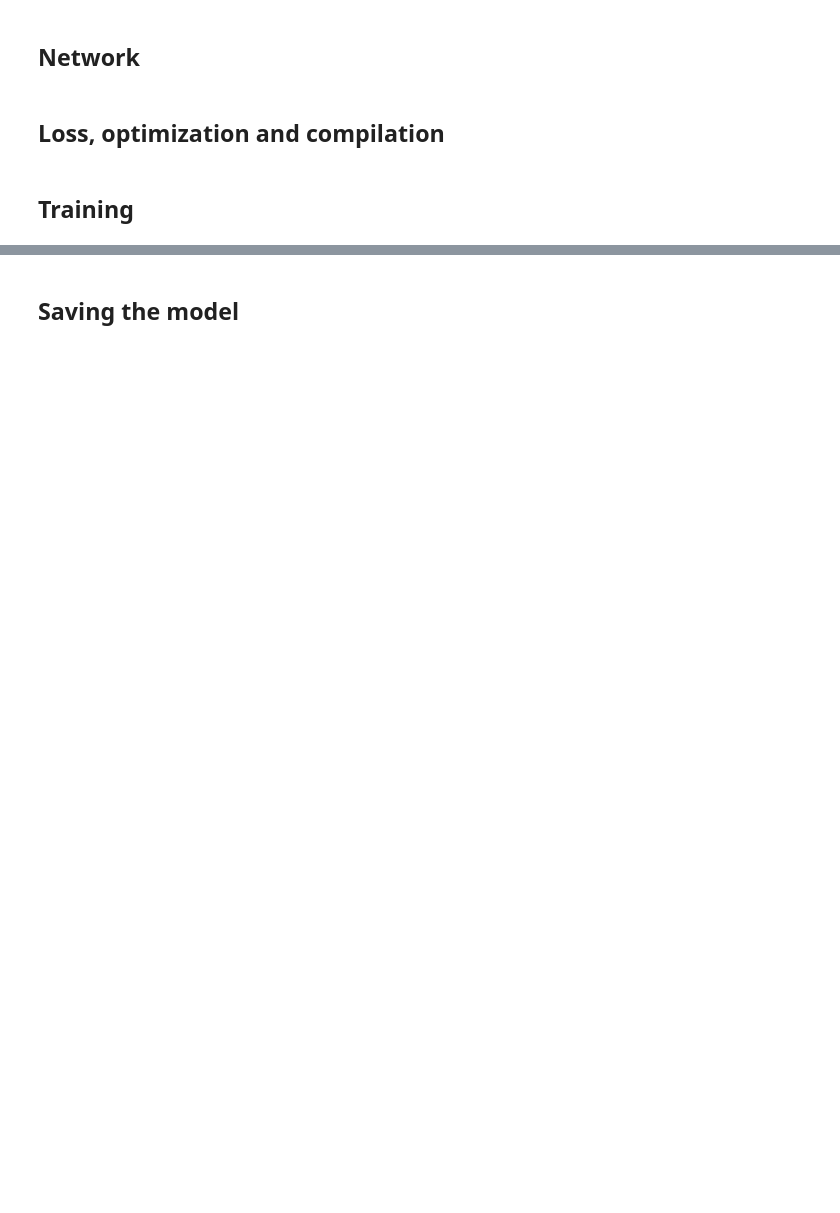
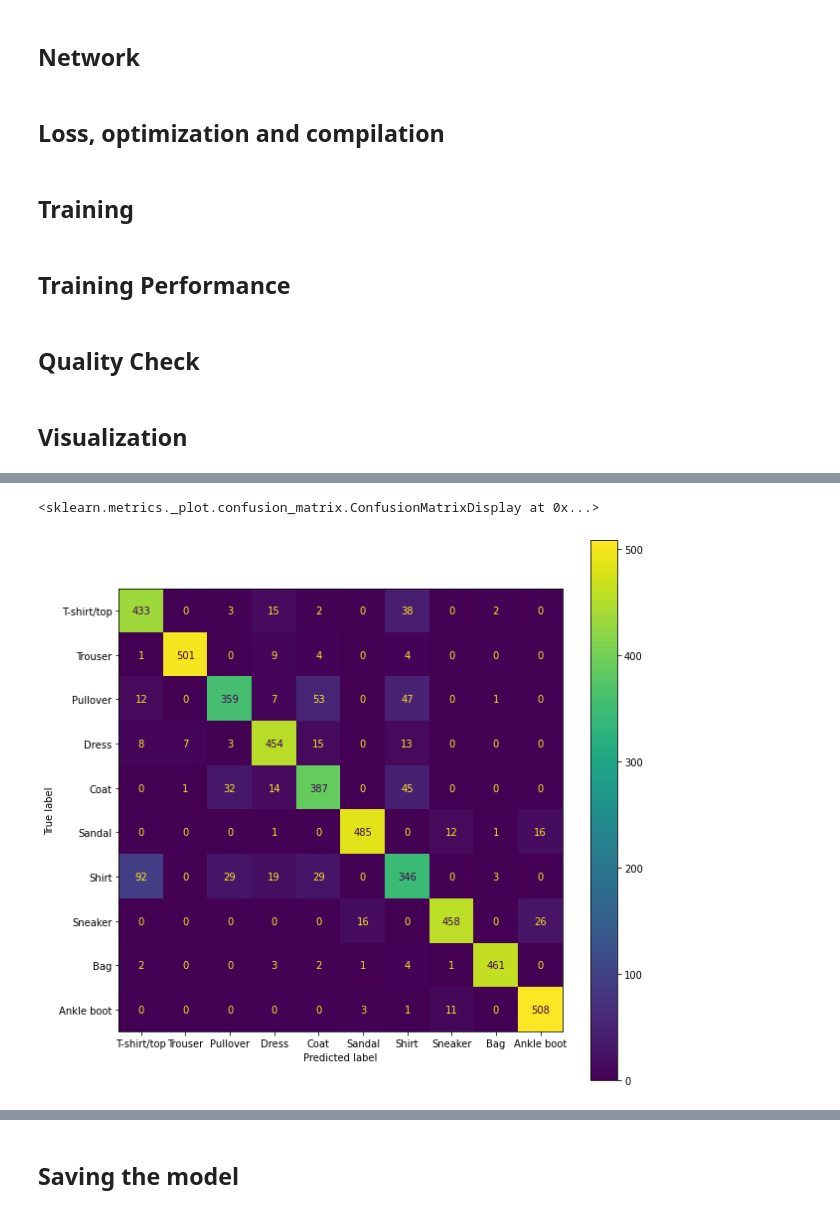
Before and after one commit to peenalGupta/Data-Analytics-3-Labs, a Jupyter notebook: 3_FashionMNIST_Keras.ipynb, the cells around one changed output, grey strips where cells are left out. Drawn from its saved outputs; the diff is of its cells as text; code cells hidden in the pictures; blank space fills up the shorter version.

```diff
--- a/3_FashionMNIST_Keras.ipynb
+++ b/3_FashionMNIST_Keras.ipynb
@@ -96,0 +91,10 @@ plt.show();
+# %%
+def reshape(images):
+    images = images.reshape(images.shape[0], -1)
+    return images
+
+train_images = reshape(train_images)
+valid_images = reshape(valid_images)
+test_images = reshape(test_images)
+
+print(train_images.shape, valid_images.shape, test_images.shape)
@@ -192,23 +118,18 @@ model.summary()
 # %% [markdown]
 ## Loss, optimization and compilation
 # %%
+from tensorflow.keras.optimizers import Adadelta, Adam
+from tensorflow.keras.losses import sparse_categorical_crossentropy
+
 # Loss
-
 loss = sparse_categorical_crossentropy # we use this cross entropy variant as the input is not
                                        # one-hot encoded
 
 # Optimizer
-
-optimizer = #??? some SGD variant
+optimizer = Adam() # A "smart" SGD variant
 
 # Compilation
 #############
-#Compile with optimizer and loss, use accuracy as metric
-....
+model.compile(optimizer=optimizer, loss=loss, metrics=['accuracy'])
 # %% [markdown]
 ## Training
-# %%
-history = model.fit(x=train_images, y=train_labels,
-                    validation_data=(valid_images, valid_labels),
-                    epochs=20,
-                    batch_size=100)
@@ -235,0 +138,2 @@ display_history(history)
+# %% [markdown]
+## Training Performance
@@ -236 +142,3 @@ display_history(history)
+# %% [markdown]
+## Quality Check
 # %%
@@ -238,2 +145,18 @@ display_history(history)
 assert max(history.history['accuracy'])>0.72
 assert max(history.history['val_accuracy'])>0.73
+# %% [markdown]
+## Visualization
+# %%
+from sklearn.metrics import confusion_matrix, ConfusionMatrixDisplay
+
+# Predict
+predictions = model.predict(test_images)
+
+# Create confusion matrix and normalizes it over predicted (columns)
+cm = confusion_matrix(test_labels, predictions.argmax(axis=1))
+
+# Plot
+cmd = ConfusionMatrixDisplay(cm, display_labels=classes)
+fig, ax = plt.subplots(figsize=(10,10))
+cmd.plot(ax=ax)
+# %% [output]
@@ -239,0 +164,2 @@ assert max(history.history['val_accuracy'])>0.73
+<sklearn.metrics._plot.confusion_matrix.ConfusionMatrixDisplay at 0x...>
+[figure, added]
```
Also changed, not shown: parts of 22 cells of this notebook.
